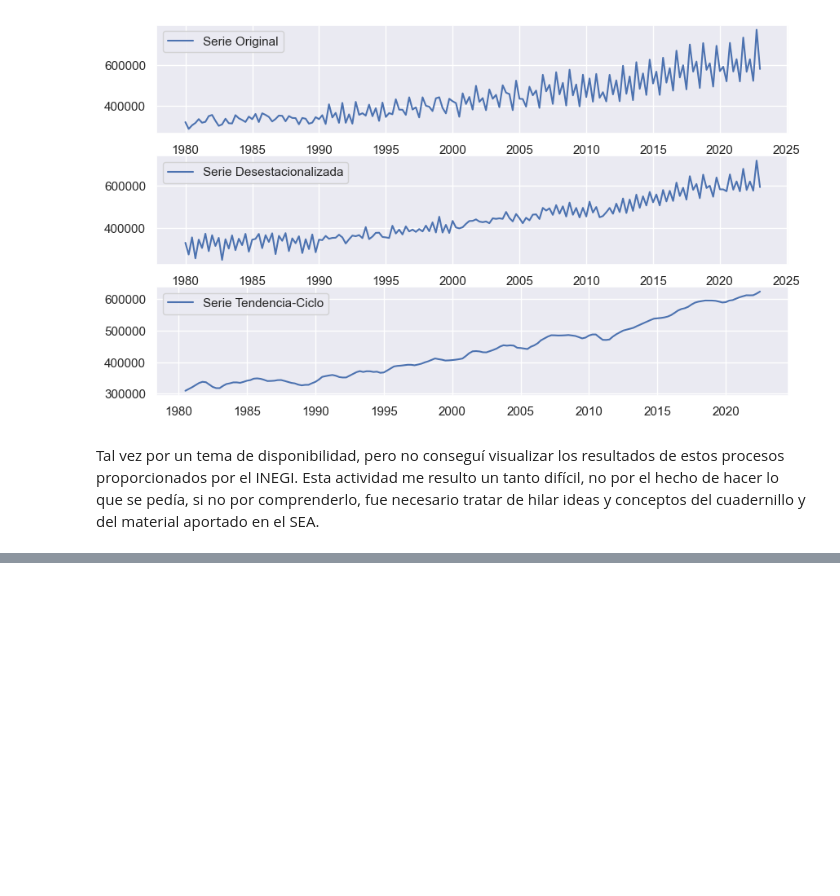
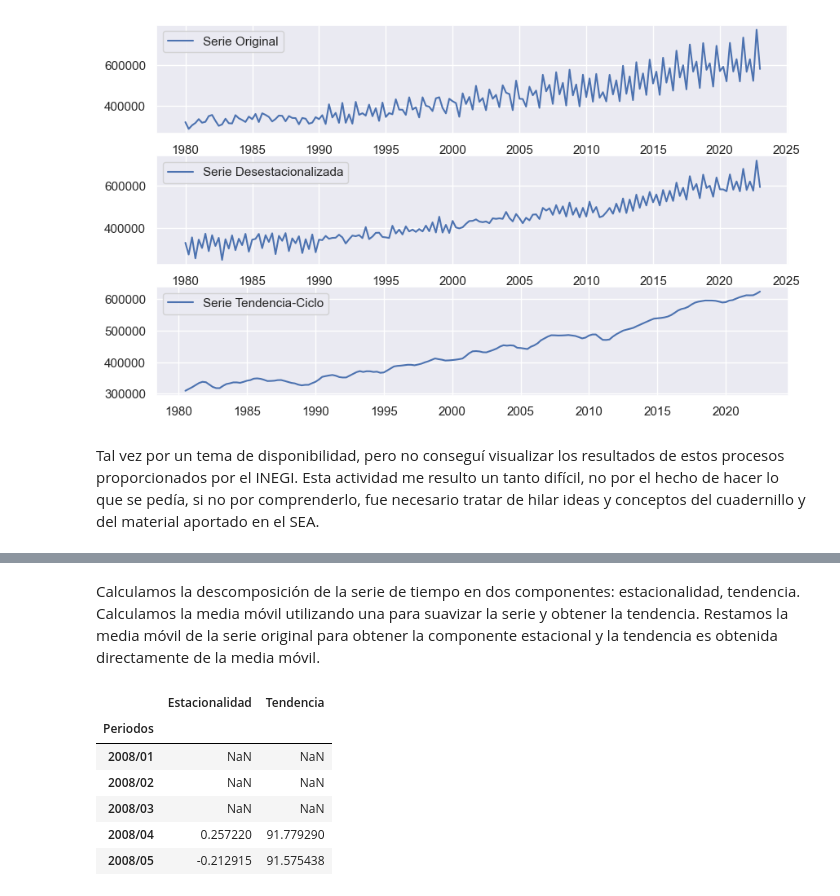
Before and after one commit to maferpy/unidad9, a Jupyter notebook: pronosticos.ipynb, the cells around one changed output, grey strips where cells are left out. Saved outputs shown, nothing was run; the diff lists cells and outputs as text; code cells hidden in the pictures; blank space fills up the shorter version.

```diff
--- a/pronosticos.ipynb
+++ b/pronosticos.ipynb
@@ -404,0 +414,3 @@ Tal vez por un tema de disponibilidad, pero no conseguí visualizar los resultad
+# %%
+df = pd.read_excel('IndiceComercioMenor.xlsx')
+df.head()
@@ -404,0 +424,19 @@ Tal vez por un tema de disponibilidad, pero no conseguí visualizar los resultad
+# %% [markdown]
+Calculamos la descomposición de la serie de tiempo en dos componentes: estacionalidad, tendencia. Calculamos la media móvil utilizando una para suavizar la serie y obtener la tendencia. Restamos la media móvil de la serie original para obtener la componente estacional y la tendencia es obtenida directamente de la media móvil.
+# %%
+df.set_index('Periodos', inplace=True)
+ts = df['ICN']
+rolling_mean = ts.rolling(window=4).mean()
+estacionalidad = ts - rolling_mean
+tendencia = rolling_mean
+residuos = ts - (tendencia + estacionalidad)
+dfRes = pd.DataFrame({'Estacionalidad': estacionalidad, 'Tendencia': tendencia})
+dfRes.head()
+# %% [output]
+|  | Estacionalidad | Tendencia |
+| Periodos |  |  |
+| 2008/01 | NaN | NaN |
+| 2008/02 | NaN | NaN |
+| 2008/03 | NaN | NaN |
+| 2008/04 | 0.257220 | 91.779290 |
+| 2008/05 | -0.212915 | 91.575438 |
```
Also changed, not shown: parts of 6 cells of this notebook, 2 other files.
